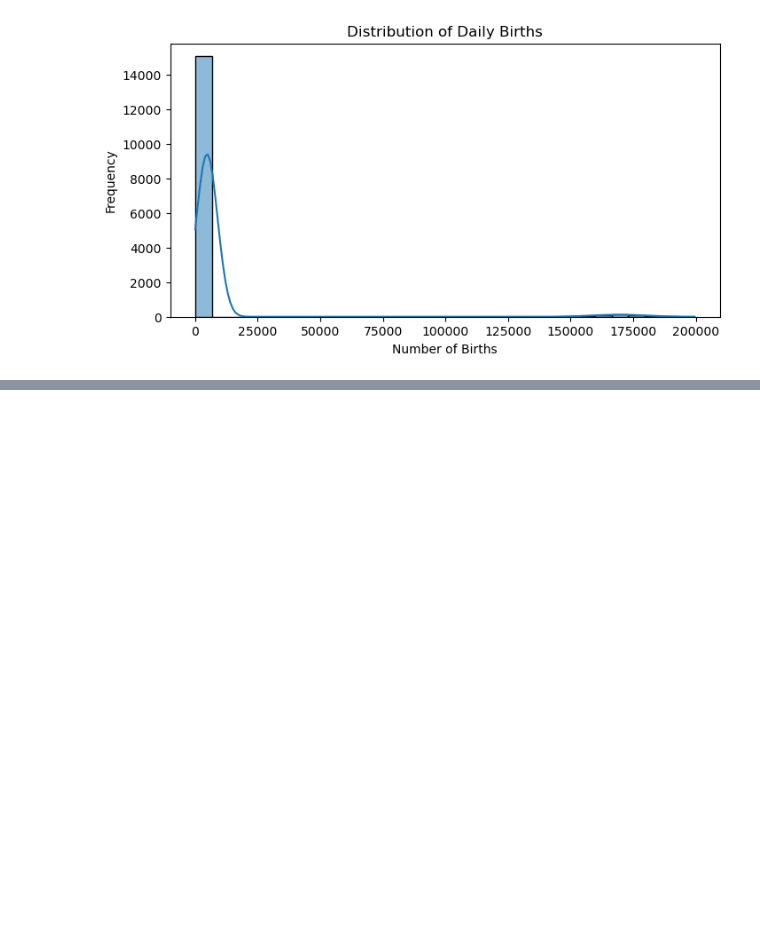
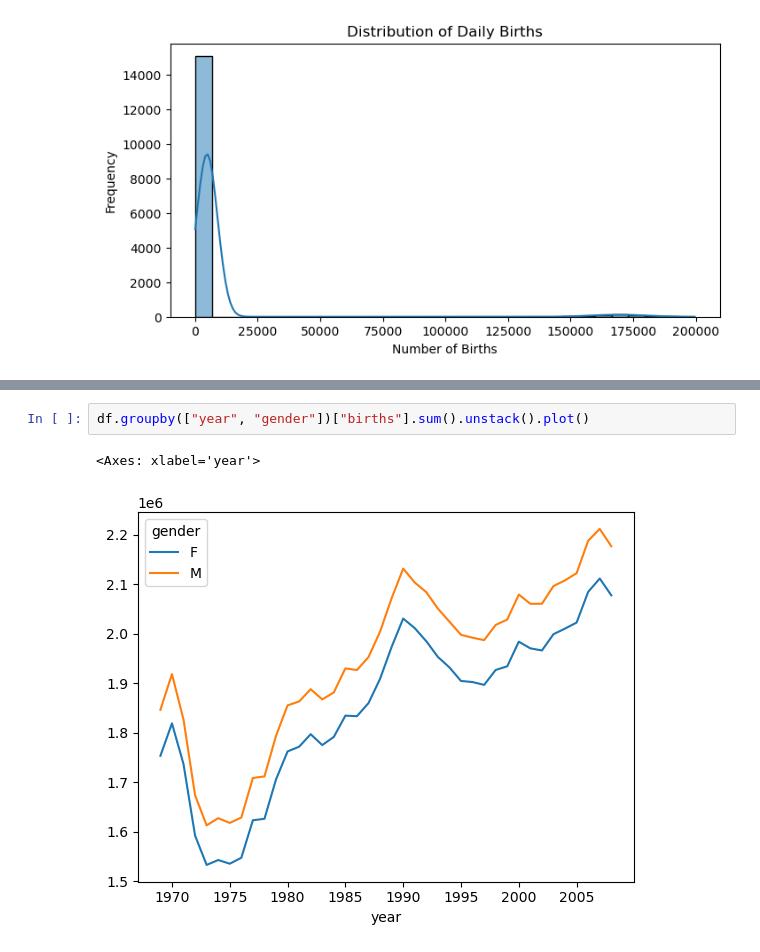
Before and after one commit to poorva-pohekar/Machine-Learning-Project, a Jupyter notebook: Birth_Rate.ipynb, the cells around one changed output, grey strips where cells are left out. Saved outputs shown, nothing was run; the diff lists cells and outputs as text; blank space fills up the shorter version.

```diff
--- a/Birth_Rate.ipynb
+++ b/Birth_Rate.ipynb
@@ -147,0 +159,5 @@ plt.show()
+# %%
+df.groupby(["year", "gender"])["births"].sum().unstack().plot()
+# %% [output]
+<Axes: xlabel='year'>
+[figure, added]
```
Also changed, not shown: parts of 2 cells of this notebook.
